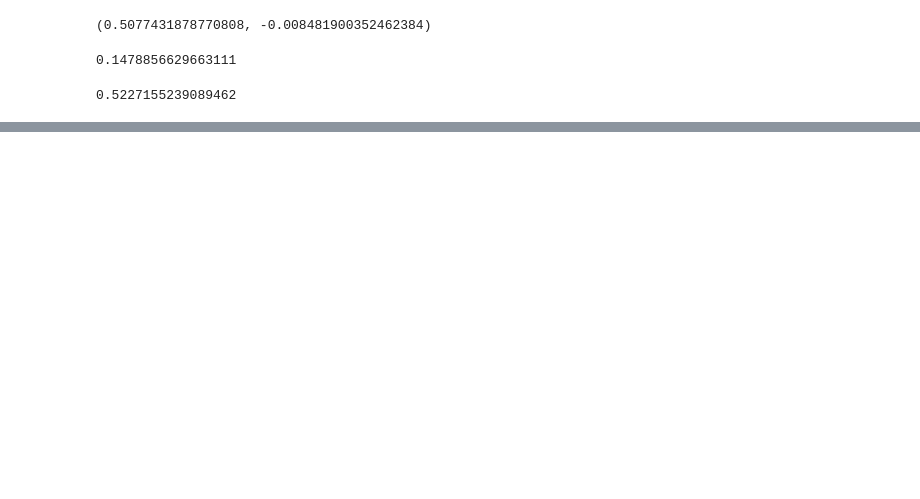
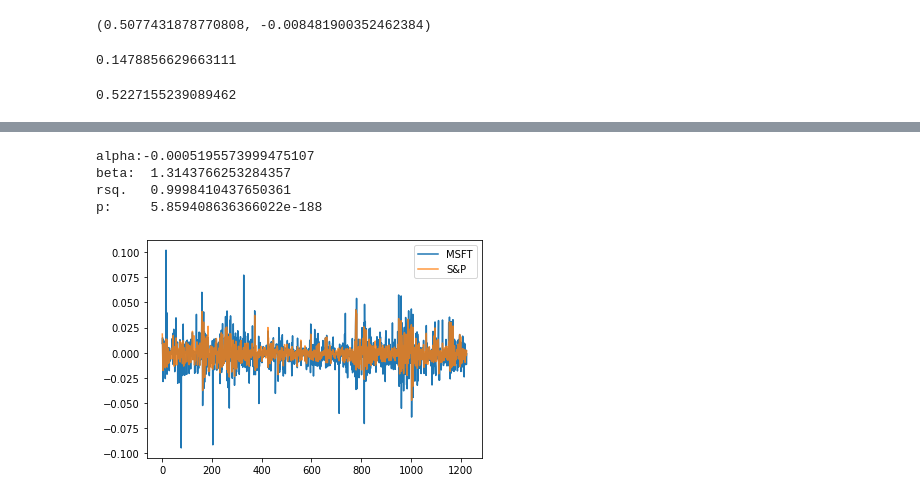
Before and after one commit to damiansp/TS, a Jupyter notebook: python/finance/06_CAPM/01_CAPM.py.ipynb, the cells around one changed output, grey strips where cells are left out. Cells and saved outputs as stored; diff of their text form; code cells hidden in the pictures; blank space fills up the shorter version.

Commit message:
example capm with msft v. sp

```diff
--- a/python/finance/06_CAPM/01_CAPM.py.ipynb
+++ b/python/finance/06_CAPM/01_CAPM.py.ipynb
@@ -60,0 +84,4 @@ p_val
+# %%
+msft = pd.read_csv(f'{DATA}/msft.csv')
+sp500 = pd.read_csv(f'{DATA}/^gspc.csv')
+msft.head()
@@ -60,0 +101,18 @@ p_val
+# %%
+beta, alpha, r, p, se = stats.linregress(ret_sp, ret_msft)
+print(f'alpha:{alpha}\nbeta:  {beta}\nrsq.   {rval ** 2}\np:     {pval}')
+# %% [output]
+alpha:-0.0005195573999475107
+beta:  1.3143766253284357
+rsq.   0.9998410437650361
+p:     5.859408636366022e-188
+# %%
+def get_daily_returns(series):
+    daily_returns = series.shift(1) / series - 1
+    return daily_returns[~np.isnan(daily_returns)]
+# %%
+plt.plot(get_daily_returns(msft['Adj Close']), label='MSFT')
+plt.plot(get_daily_returns(sp500['Adj Close']), alpha=0.8, label='S&P')
+plt.legend();
+# %% [output]
+[figure, added]
```
Also changed, not shown: parts of 8 cells of this notebook.
